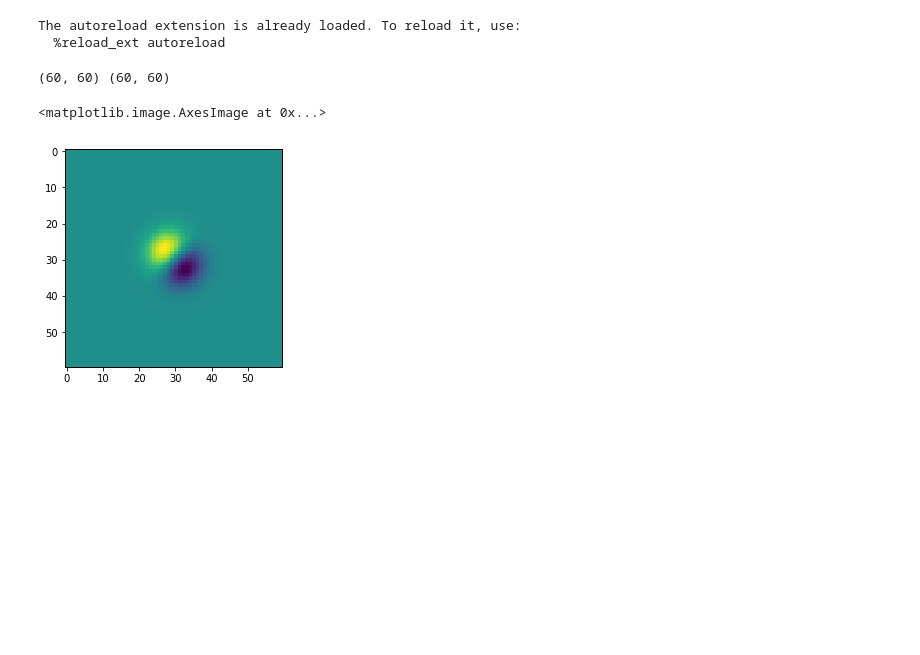
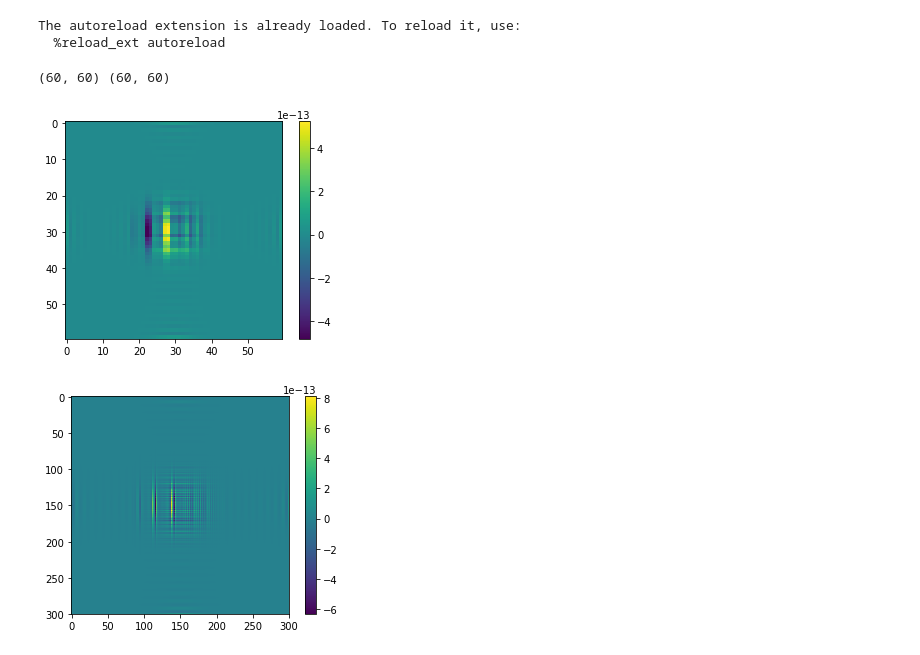
Before and after one commit to msyriac/orphics, a Jupyter notebook: scripts/EnlibResampleBug.ipynb, the cells around one changed output. Drawn from its saved outputs; the diff is of its cells as text; code cells hidden in the pictures; blank space fills up the shorter version.

```diff
--- a/scripts/EnlibResampleBug.ipynb
+++ b/scripts/EnlibResampleBug.ipynb
@@ -12,32 +12,38 @@ The autoreload extension is already loaded. To reload it, use:
 # %%
 
 arc = 30.*np.pi/180./60. # 30 arcmin wide stamp
 px = 0.1*np.pi/180./60.  # high resolution pixel size
 dpx = 0.5*np.pi/180./60. # low resolution pixel size
 
 # high res geometry
 shape,wcs = enmap.geometry(pos=[[-arc/2.,-arc/2.],[arc/2.,arc/2.]],res=px)
 modrmap = enmap.modrmap(shape,wcs)
 sigma = 2.0*np.pi/180./60.
 a = np.exp(-modrmap**2./2./sigma**2.) # test gaussian
 
 # downsampled shape (factor of 5)
 dshape0 = tuple((np.array(shape)*(px/dpx)).astype(np.int))
 
 # downsampled gaussian
-b = resample.resample_fft(a,dshape0)
+b = enmap.resample(a,dshape0,method="fft")
+a1 = enmap.resample(b,shape,method="fft")
 
 # downsampled geometry
 dshape,dwcs = enmap.geometry(pos=[[-arc/2.,-arc/2.],[arc/2.,arc/2.]],res=dpx)
 print(dshape0,dshape) # check shapes match
 
 # create low res gaussian native to this geometry
 dmodrmap = enmap.modrmap(dshape,dwcs)
 c = np.exp(-dmodrmap**2./2./sigma**2.)
 
 # plot difference of native to downsampled
 plt.imshow(c-b)
+plt.colorbar()
+plt.show()
+plt.imshow(a1-a)
+plt.colorbar()
+plt.show()
 # %% [output]
 (60, 60) (60, 60)
-<matplotlib.image.AxesImage at 0x...>
-[figure, old version]
+[figure, new version]
+[figure, added]
```
Also changed, not shown: 2 other files.
